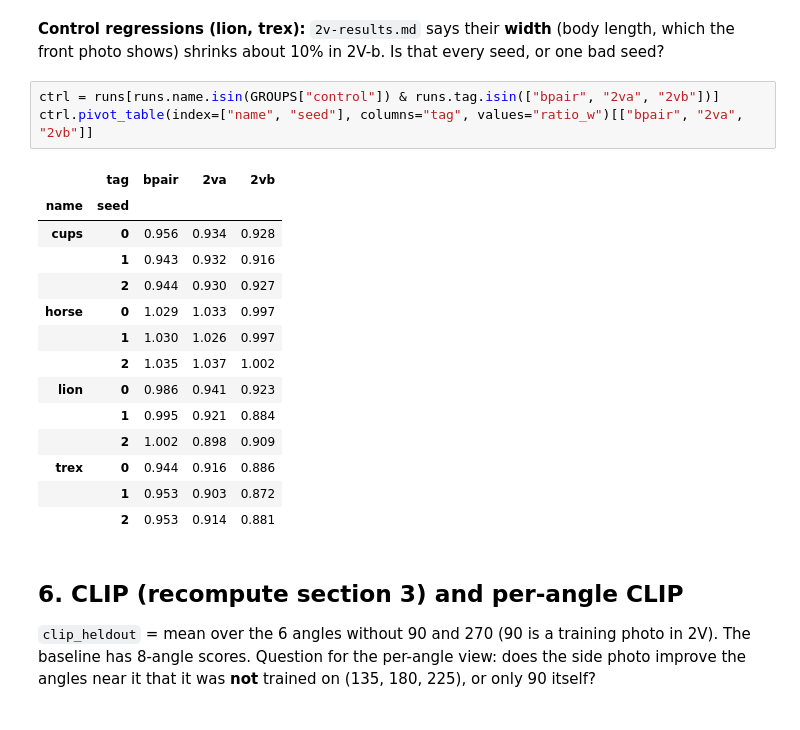
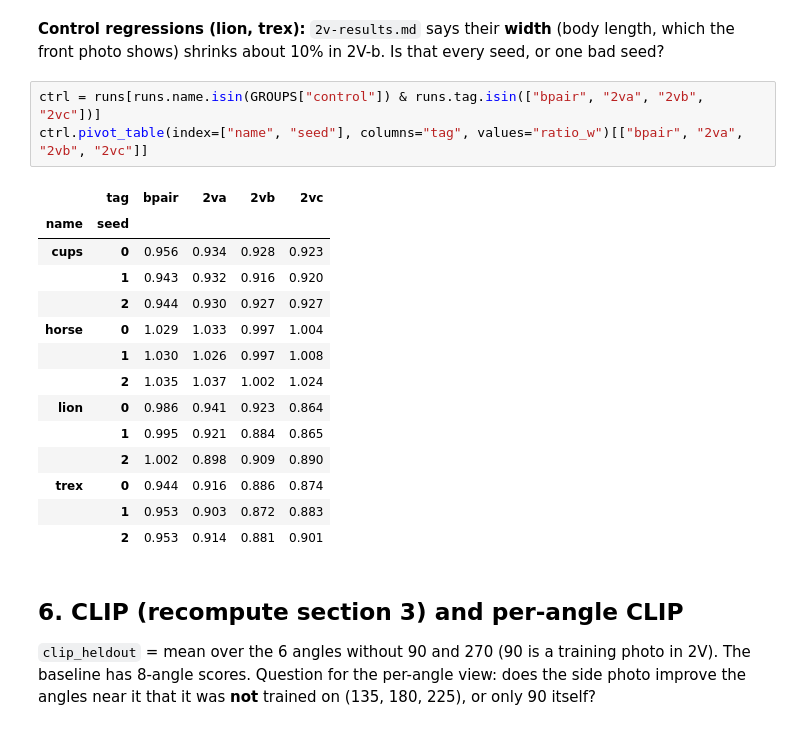
Before and after one commit to steven-cheun/generative-3d-gaussians, a Jupyter notebook: notebooks/06_results.ipynb, the cells around one changed output. Drawn from its saved outputs; the diff is of its cells as text.

```diff
--- a/notebooks/06_results.ipynb
+++ b/notebooks/06_results.ipynb
@@ -287,23 +339,23 @@ by_group
 # %% [markdown]
 **Control regressions (lion, trex):** `2v-results.md` says their **width** (body length, which the front photo shows) shrinks about 10% in 2V-b. Is that every seed, or one bad seed?
 # %%
-ctrl = runs[runs.name.isin(GROUPS["control"]) & runs.tag.isin(["bpair", "2va", "2vb"])]
-ctrl.pivot_table(index=["name", "seed"], columns="tag", values="ratio_w")[["bpair", "2va", "2vb"]]
+ctrl = runs[runs.name.isin(GROUPS["control"]) & runs.tag.isin(["bpair", "2va", "2vb", "2vc"])]
+ctrl.pivot_table(index=["name", "seed"], columns="tag", values="ratio_w")[["bpair", "2va", "2vb", "2vc"]]
 # %% [output]
-|  | tag | bpair | 2va | 2vb |
-| name | seed |  |  |  |
-| cups | 0 | 0.956 | 0.934 | 0.928 |
-|  | 1 | 0.943 | 0.932 | 0.916 |
-|  | 2 | 0.944 | 0.930 | 0.927 |
-| horse | 0 | 1.029 | 1.033 | 0.997 |
-|  | 1 | 1.030 | 1.026 | 0.997 |
-|  | 2 | 1.035 | 1.037 | 1.002 |
-| lion | 0 | 0.986 | 0.941 | 0.923 |
-|  | 1 | 0.995 | 0.921 | 0.884 |
-|  | 2 | 1.002 | 0.898 | 0.909 |
-| trex | 0 | 0.944 | 0.916 | 0.886 |
-|  | 1 | 0.953 | 0.903 | 0.872 |
-|  | 2 | 0.953 | 0.914 | 0.881 |
+|  | tag | bpair | 2va | 2vb | 2vc |
+| name | seed |  |  |  |  |
+| cups | 0 | 0.956 | 0.934 | 0.928 | 0.923 |
+|  | 1 | 0.943 | 0.932 | 0.916 | 0.920 |
+|  | 2 | 0.944 | 0.930 | 0.927 | 0.927 |
+| horse | 0 | 1.029 | 1.033 | 0.997 | 1.004 |
+|  | 1 | 1.030 | 1.026 | 0.997 | 1.008 |
+|  | 2 | 1.035 | 1.037 | 1.002 | 1.024 |
+| lion | 0 | 0.986 | 0.941 | 0.923 | 0.864 |
+|  | 1 | 0.995 | 0.921 | 0.884 | 0.865 |
+|  | 2 | 1.002 | 0.898 | 0.909 | 0.890 |
+| trex | 0 | 0.944 | 0.916 | 0.886 | 0.874 |
+|  | 1 | 0.953 | 0.903 | 0.872 | 0.883 |
+|  | 2 | 0.953 | 0.914 | 0.881 | 0.901 |
 # %% [markdown]
 ## 6. CLIP (recompute section 3) and per-angle CLIP
 
```
Also changed, not shown: parts of 17 cells of this notebook, 1 other file.
